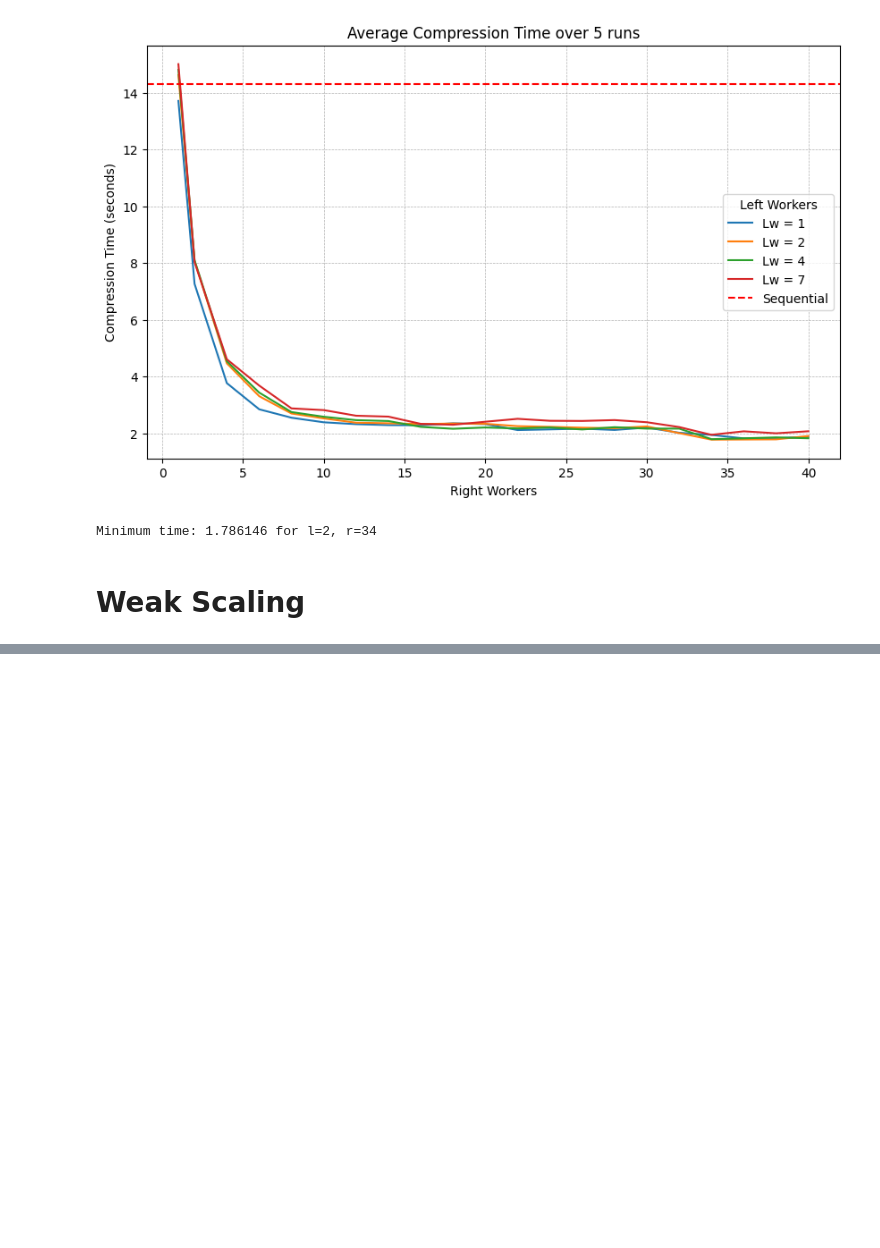
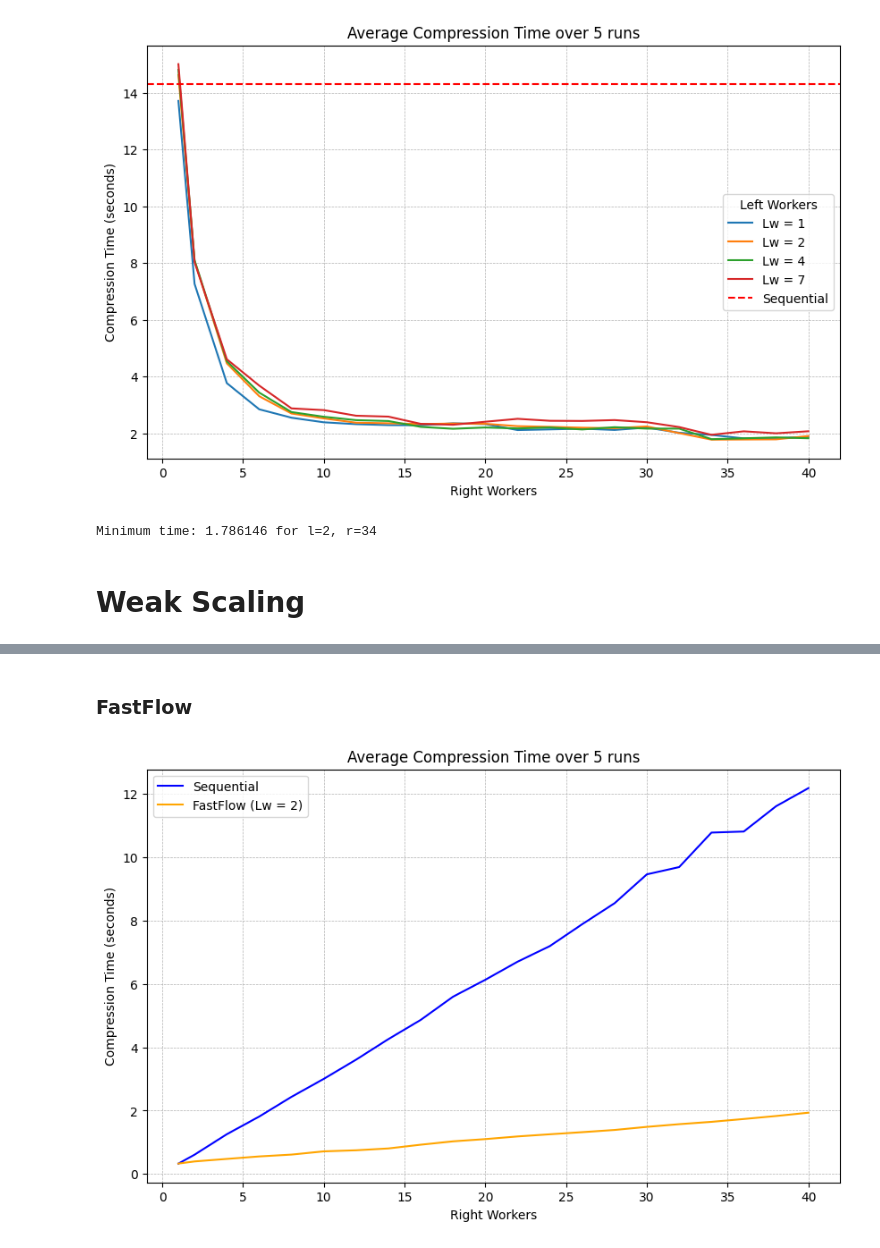
Before and after one commit to irenedovichi/SPM-project, a Jupyter notebook: plots.ipynb, the cells around one changed output, grey strips where cells are left out. Drawn from its saved outputs; the diff is of its cells as text; code cells hidden in the pictures; blank space fills up the shorter version.

Commit message:
plots

```diff
--- a/plots.ipynb
+++ b/plots.ipynb
@@ -115,0 +179,45 @@ Minimum time: 1.786146 for l=2, r=34
+# %% [markdown]
+### FastFlow
+# %%
+# Define the function to plot the data
+def plot_compression_data_weak(avg_data_seq, avg_data):
+    plt.figure(figsize=(10, 6))
+
+    # Map avg_data_seq keys to corresponding R-worker keys in avg_data[2]
+    seq_keys = sorted(avg_data_seq.keys())
+    r_worker_keys = sorted(avg_data[2].keys())  # Actual R-worker keys from avg_data[2]
+
+    # Extract sequential values and map to R-worker
+    seq_values = [avg_data_seq[k] for k in seq_keys]
+    plt.plot(r_worker_keys, seq_values, label="Sequential", color="blue")
+
+    # Plot avg_data for l=2
+    r_values = sorted(avg_data[2].keys())
+    avg_times = [avg_data[2][r] for r in r_values]
+    plt.plot(r_values, avg_times, label="FastFlow (Lw = 2)", color="orange")
+
+    # Customize the plot
+    plt.xlabel("Right Workers")
+    plt.ylabel("Compression Time (seconds)")
+    plt.title("Average Compression Time over 5 runs")
+    plt.legend()
+
+    # Light grid
+    plt.grid(True, which="both", linestyle="--", linewidth=0.5)
+
+    # Show the plot
+    plt.show()
+# %%
+# Consider outputs/output_ff_weak_49797.txt
+file_content = open("outputs/output_ff_weak_49797.txt", "r").readlines()
+
+# Parsing the data
+data = parse_data(file_content)
+
+# Averaging the data
+avg_data = average_data(data)
+
+# Plot the data
+plot_compression_data_weak(avg_data_seq, avg_data)
+# %% [output]
+[figure, added]
```
Also changed, not shown: parts of 5 cells of this notebook, 1 other file.
